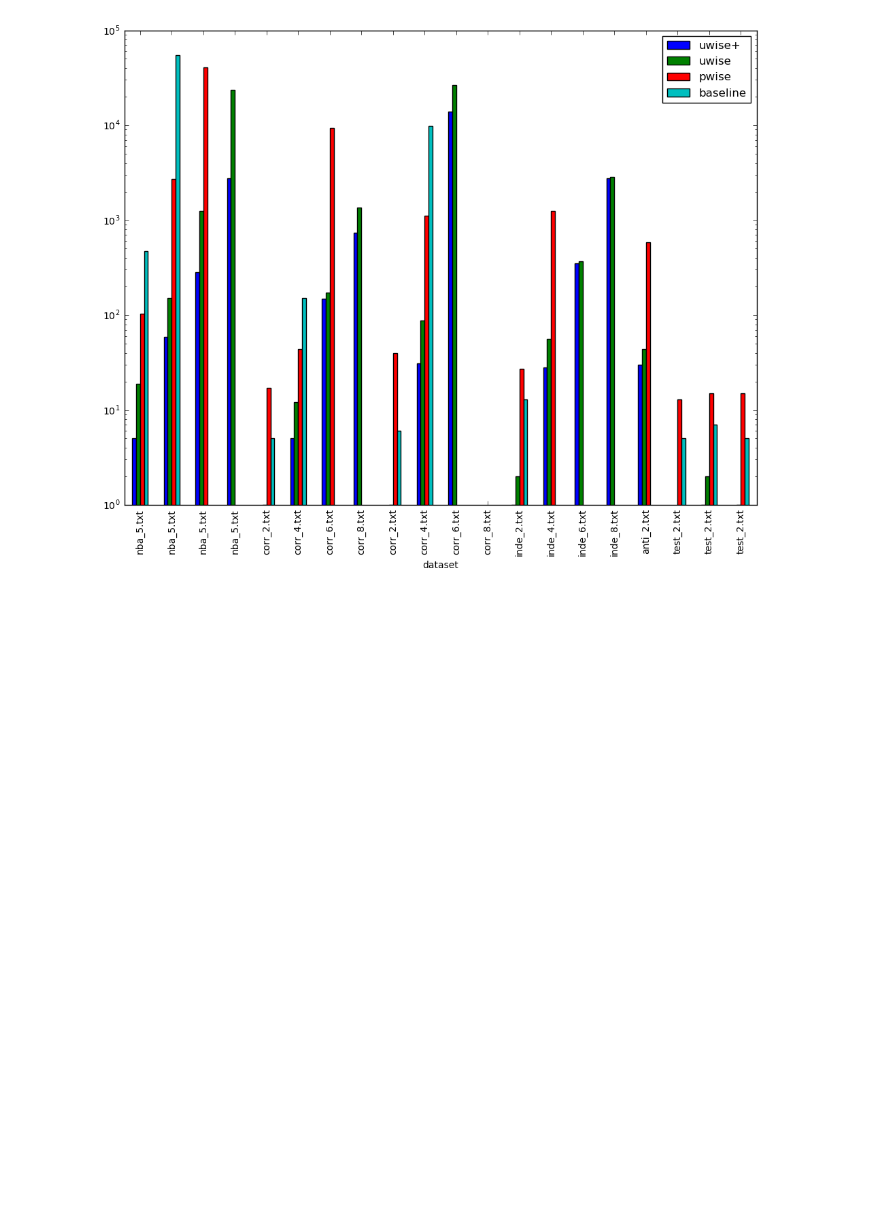
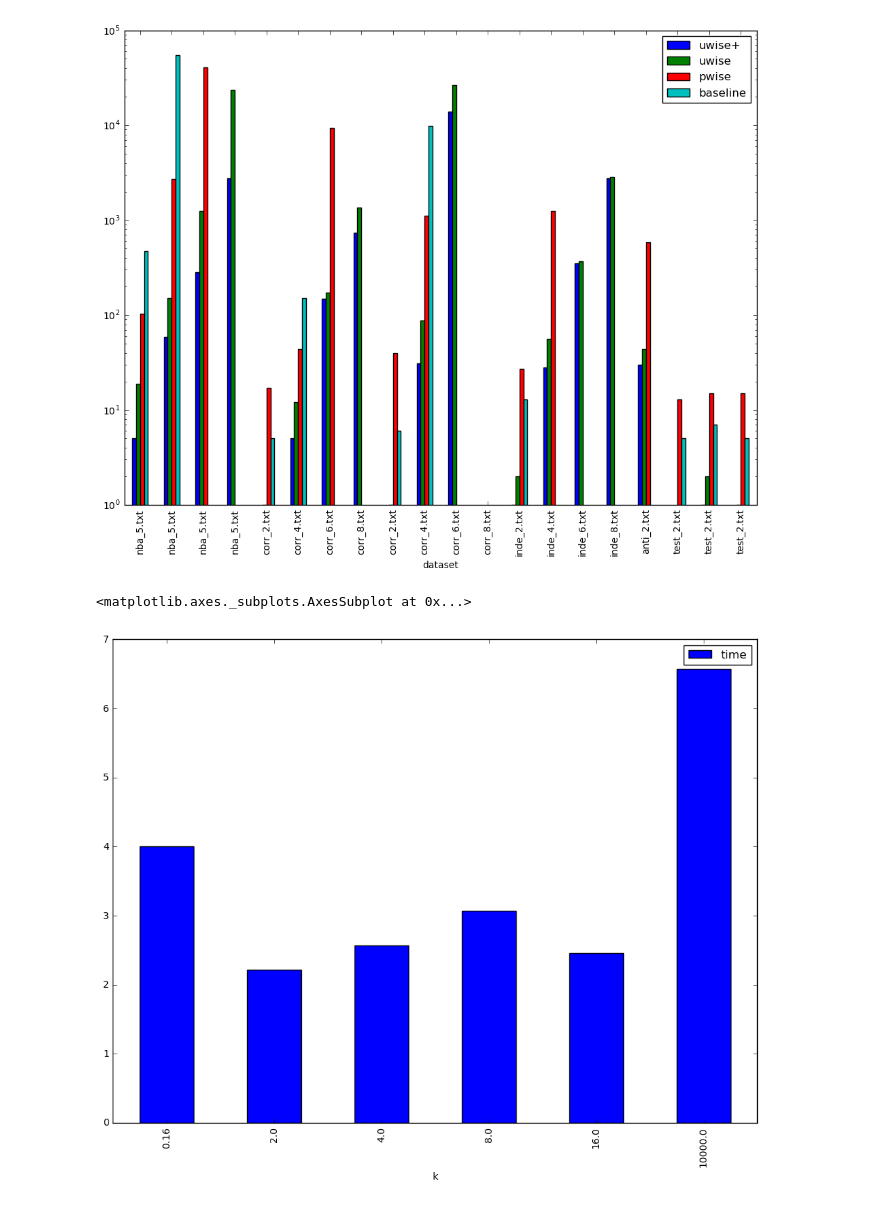
Before and after one commit to yqf3139/gskyline, a Jupyter notebook: results/analysis2.ipynb, the cells around one changed output. Saved outputs shown, nothing was run; the diff lists cells and outputs as text; code cells hidden in the pictures; blank space fills up the shorter version.

```diff
--- a/results/analysis2.ipynb
+++ b/results/analysis2.ipynb
@@ -15,9 +15,13 @@ a.plot(kind='bar', x='dataset', logy=True, title='')
 <matplotlib.axes._subplots.AxesSubplot at 0x...>
 [figure]
 # %%
-df = pandas.read_csv('runtime.csv')
+df = pandas.read_csv('pre.csv')
+
 #build_graph["name"] = build_graph.dataset.str.cat(build_graph.k.str)
-
+a = df.groupby(['k']).mean()
 #a = df.ix[:,[True, False, False, True, True, True, True]]
-a = df[['dataset','uwise+','uwise','pwise','baseline']]
-a.plot(kind='bar', x='dataset', logy=True, title='')
+#a = df[['dataset'， ,'time']]
+a.plot(kind='bar',title='')
+# %% [output]
+<matplotlib.axes._subplots.AxesSubplot at 0x...>
+[figure, added]
```
Also changed, not shown: 15 other files.
